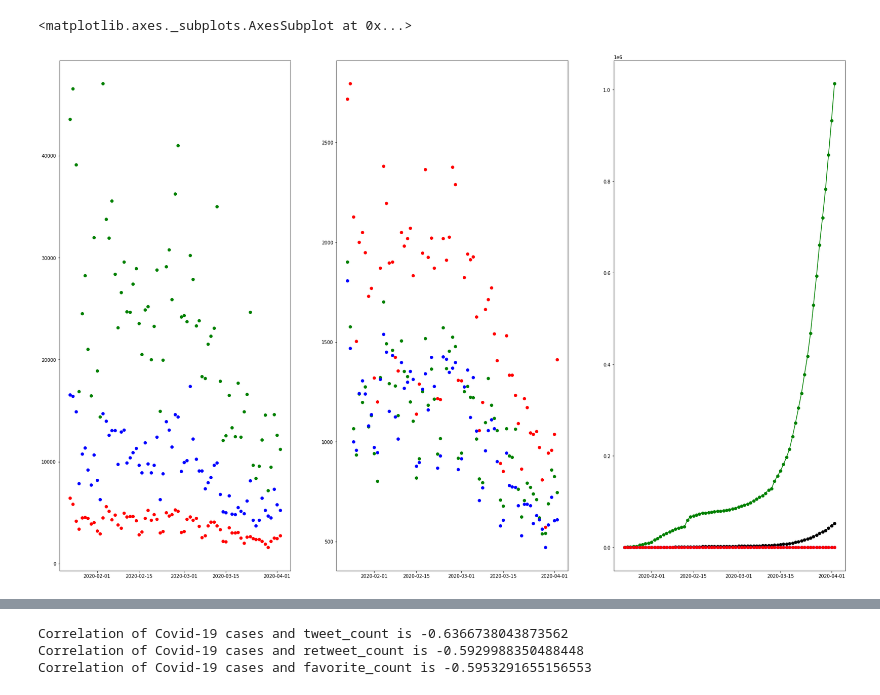
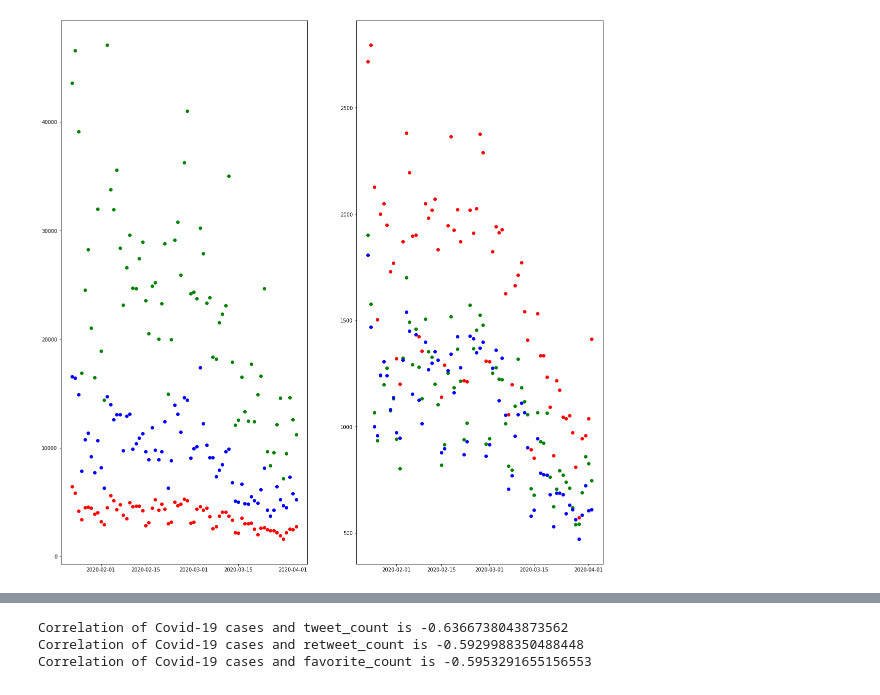
Before and after one commit to nimitchell/Covid-19-and-Climate-Change, a Jupyter notebook: Visualization graph.ipynb, the cells around one changed output, grey strips where cells are left out. Saved outputs shown, nothing was run; the diff lists cells and outputs as text; code cells hidden in the pictures.

```diff
--- a/Visualization graph.ipynb
+++ b/Visualization graph.ipynb
@@ -84,45 +86,32 @@ Date
 [71 rows x 10 columns]
 # %%
 plt.figure(figsize=(30,20))
-plt.subplot(1,3,1)
+plt.subplot(1,2,1)
 tweetid=[]
 retweet_count=[]
 fav_count=[]
 
 y_colors=["red", "green", "blue"]
 y_keyword=["tweet_count", "favorite_count","retweet_count"]
 
 x_values = df2.Date
 for y,c in zip(y_keyword, y_colors):
     #tweets grouped by id's
     y_values1 = list(df2[y])
     y_values1=[int(x)for x in y_values1]
     plt.scatter(x_values, y_values1, color=c, marker="o", linestyle="-")
 
-plt.subplot(1, 3, 2)
+plt.subplot(1, 2, 2)
 
 y_keys = ["pos_count", "neg_count","neu_count"]
 for y,c in zip(y_keys, y_colors):
     #tweets grouped by id's
     y_vals = list(df2[y])
     y_vals=[int(x)for x in y_vals]
 
     plt.scatter(x_values, y_vals, color=c, marker="o", linestyle="-")
 
 y_colors=["green", "black","blue", "red"]
 y_keyword1=["total_cases", "total_deaths","log_total_cases", "log_total_deaths"]
-
-plt.subplot(1, 3,3)
-
-x_values2=df_corona.Date
-for y,c in zip(y_keyword1, y_colors):
-    #tweets grouped by id's
-    y_values1 = list(df_corona[y])
-    y_values1=[int(x)for x in y_values1]
-
-    plt.plot(x_values2, y_values1, color=c, marker="o", linestyle="-")
-
-plt.subplot(1,3,2)
 # %% [output]
-<matplotlib.axes._subplots.AxesSubplot at 0x...>
-[figure, old version]
+[figure, new version]
```
Also changed, not shown: parts of 4 cells of this notebook, 1 other file.
